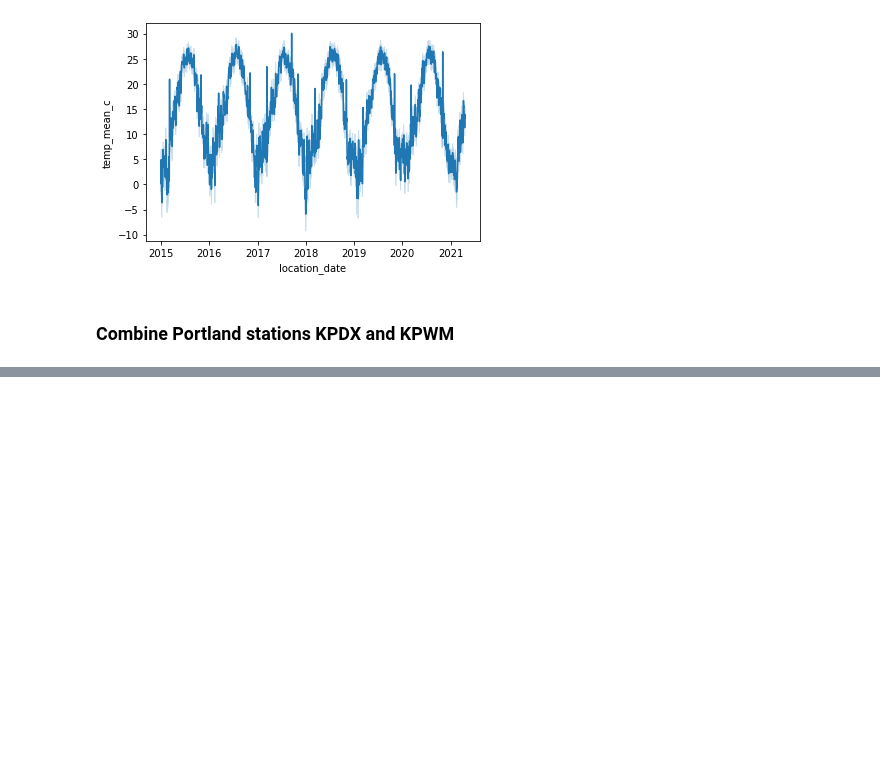
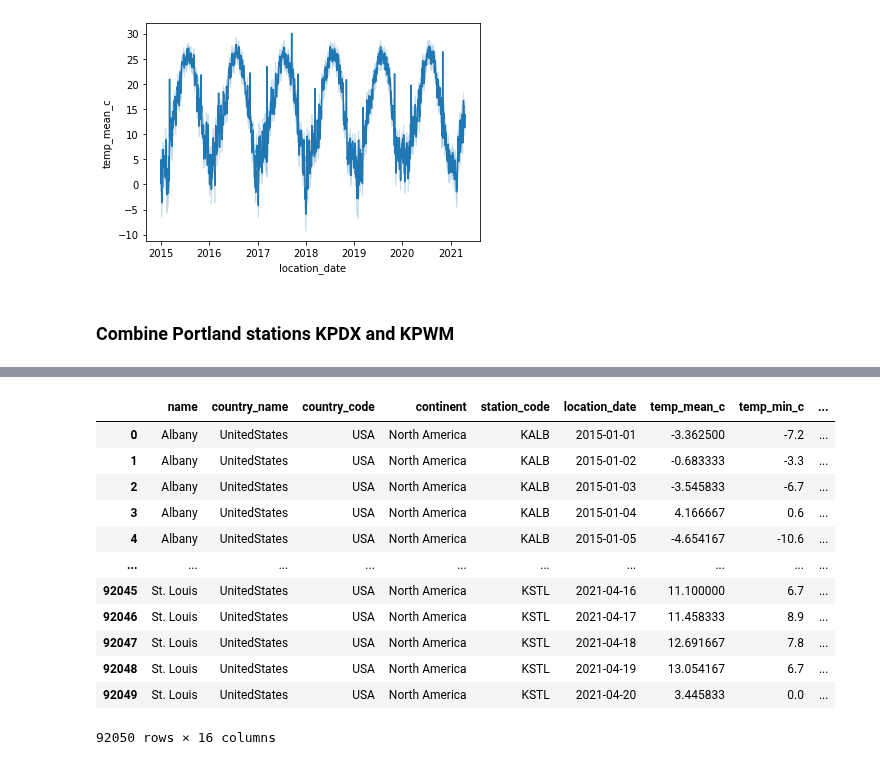
Before and after one commit to gautierdag/temperatures, a Jupyter notebook: main.ipynb, the cells around one changed output, grey strips where cells are left out. Saved outputs shown, nothing was run; the diff lists cells and outputs as text; code cells hidden in the pictures; blank space fills up the shorter version.

Commit message:
feat: implement filling and missing pop values

```diff
--- a/main.ipynb
+++ b/main.ipynb
@@ -27,2 +83,5 @@ temp_df = pd.concat([temp_df, combine_portland_stations])
 # %%
-# temp_df
+temp_df = temp_df.merge(pop_df, how="left", left_on="name", right_on="City")
+# %%
+temp_df["month"] = temp_df.location_date.dt.month
+temp_df["year"] = temp_df.location_date.dt.year
@@ -28,0 +90,40 @@ temp_df = pd.concat([temp_df, combine_portland_stations])
+# %%
+def preprocess_missing_temperatures(temp_df: pd.DataFrame)->pd.DataFrame:
+    """
+    Creates a dataframe with records from missing days and
+    fills temperature values with average of previous and
+    subsequent day. Merges with original dataframe.
+    """
+    orig_cols = list(temp_df)
+
+    temp_df['location_date'] = pd.to_datetime(temp_df['location_date'])
+    temp_df = temp_df.sort_values(['station_code', 'location_date'], ascending=True).reset_index(drop=True)
+
+    temp_df['prev_d'] = temp_df['location_date'].shift(1)
+    temp_df['t_diff'] = temp_df['location_date'] - temp_df['prev_d']
+    temp_df['t_diff'] = temp_df['t_diff'].apply(lambda x: x.days)
+    for col in ['temp_mean_c', 'temp_min_c', 'temp_max_c']:
+        temp_df['prev_'+col] = temp_df[col].shift(1)
+
+    missing = temp_df.loc[temp_df['t_diff']>1.0].copy()
+    missing['location_date'] = missing['location_date'].apply(lambda x: x+timedelta(days=-1))
+    for col in ['temp_mean_c', 'temp_min_c', 'temp_max_c']:
+        missing[col] = missing[[col, 'prev_'+col]].mean(axis=1)
+
+    return pd.concat([temp_df[orig_cols], missing[orig_cols]]).sort_values(['station_code', 'location_date'], ascending=True).reset_index(drop=True)
+# %%
+preprocess_missing_temperatures(temp_df)
+# %% [output]
+|  | name | country_name | country_code | continent | station_code | location_date | temp_mean_c | temp_min_c | ... |
+| 0 | Albany | UnitedStates | USA | North America | KALB | 2015-01-01 | -3.362500 | -7.2 | ... |
+| 1 | Albany | UnitedStates | USA | North America | KALB | 2015-01-02 | -0.683333 | -3.3 | ... |
+| 2 | Albany | UnitedStates | USA | North America | KALB | 2015-01-03 | -3.545833 | -6.7 | ... |
+| 3 | Albany | UnitedStates | USA | North America | KALB | 2015-01-04 | 4.166667 | 0.6 | ... |
+| 4 | Albany | UnitedStates | USA | North America | KALB | 2015-01-05 | -4.654167 | -10.6 | ... |
+| ... | ... | ... | ... | ... | ... | ... | ... | ... | ... |
+| 92045 | St. Louis | UnitedStates | USA | North America | KSTL | 2021-04-16 | 11.100000 | 6.7 | ... |
+| 92046 | St. Louis | UnitedStates | USA | North America | KSTL | 2021-04-17 | 11.458333 | 8.9 | ... |
+| 92047 | St. Louis | UnitedStates | USA | North America | KSTL | 2021-04-18 | 12.691667 | 7.8 | ... |
+| 92048 | St. Louis | UnitedStates | USA | North America | KSTL | 2021-04-19 | 13.054167 | 6.7 | ... |
+| 92049 | St. Louis | UnitedStates | USA | North America | KSTL | 2021-04-20 | 3.445833 | 0.0 | ... |
+92050 rows × 16 columns
```
Also changed, not shown: parts of 6 cells of this notebook.
